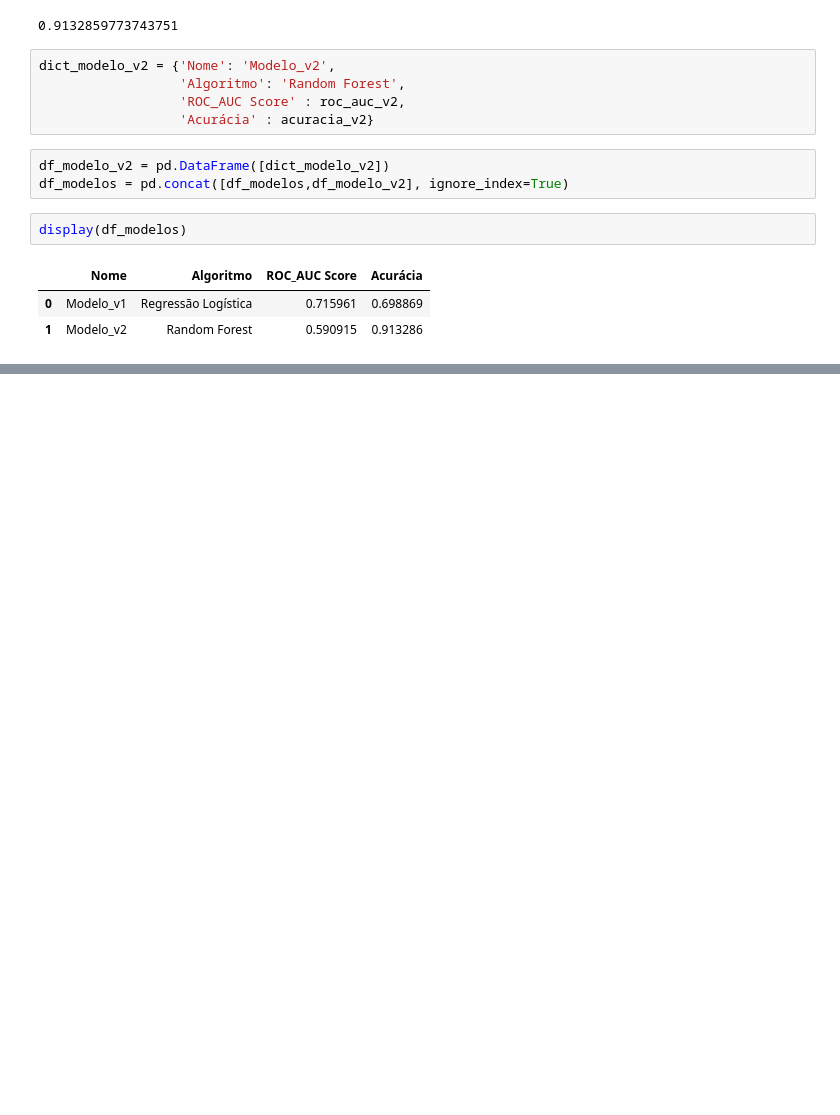
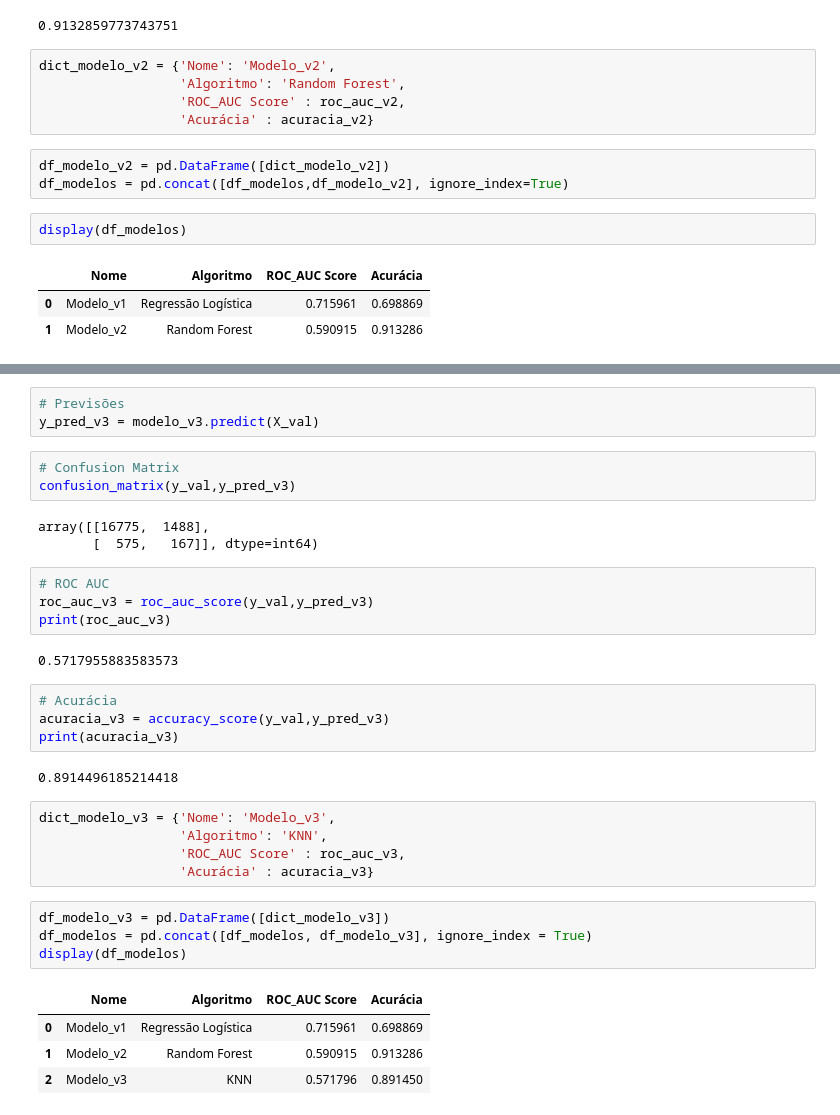
Before and after one commit to ThaylaOliveira/Santander-Customer-Satisfaction-Prediction, a Jupyter notebook: Projeto03.ipynb, the cells around one changed output, grey strips where cells are left out. Saved outputs shown, nothing was run; the diff lists cells and outputs as text; blank space fills up the shorter version.

Commit message:
Model 3 - knn

```diff
--- a/Projeto03.ipynb
+++ b/Projeto03.ipynb
@@ -282,0 +313,35 @@ display(df_modelos)
+# %%
+# Previsões
+y_pred_v3 = modelo_v3.predict(X_val)
+# %%
+# Confusion Matrix
+confusion_matrix(y_val,y_pred_v3)
+# %% [output]
+array([[16775,  1488],
+       [  575,   167]], dtype=int64)
+# %%
+# ROC AUC
+roc_auc_v3 = roc_auc_score(y_val,y_pred_v3)
+print(roc_auc_v3)
+# %% [output]
+0.5717955883583573
+# %%
+# Acurácia
+acuracia_v3 = accuracy_score(y_val,y_pred_v3)
+print(acuracia_v3)
+# %% [output]
+0.8914496185214418
+# %%
+dict_modelo_v3 = {'Nome': 'Modelo_v3',
+                  'Algoritmo': 'KNN',
+                  'ROC_AUC Score' : roc_auc_v3,
+                  'Acurácia' : acuracia_v3}
+# %%
+df_modelo_v3 = pd.DataFrame([dict_modelo_v3])
+df_modelos = pd.concat([df_modelos, df_modelo_v3], ignore_index = True)
+display(df_modelos)
+# %% [output]
+|  | Nome | Algoritmo | ROC_AUC Score | Acurácia |
+| 0 | Modelo_v1 | Regressão Logística | 0.715961 | 0.698869 |
+| 1 | Modelo_v2 | Random Forest | 0.590915 | 0.913286 |
+| 2 | Modelo_v3 | KNN | 0.571796 | 0.891450 |
```
Also changed, not shown: parts of 7 cells of this notebook.
